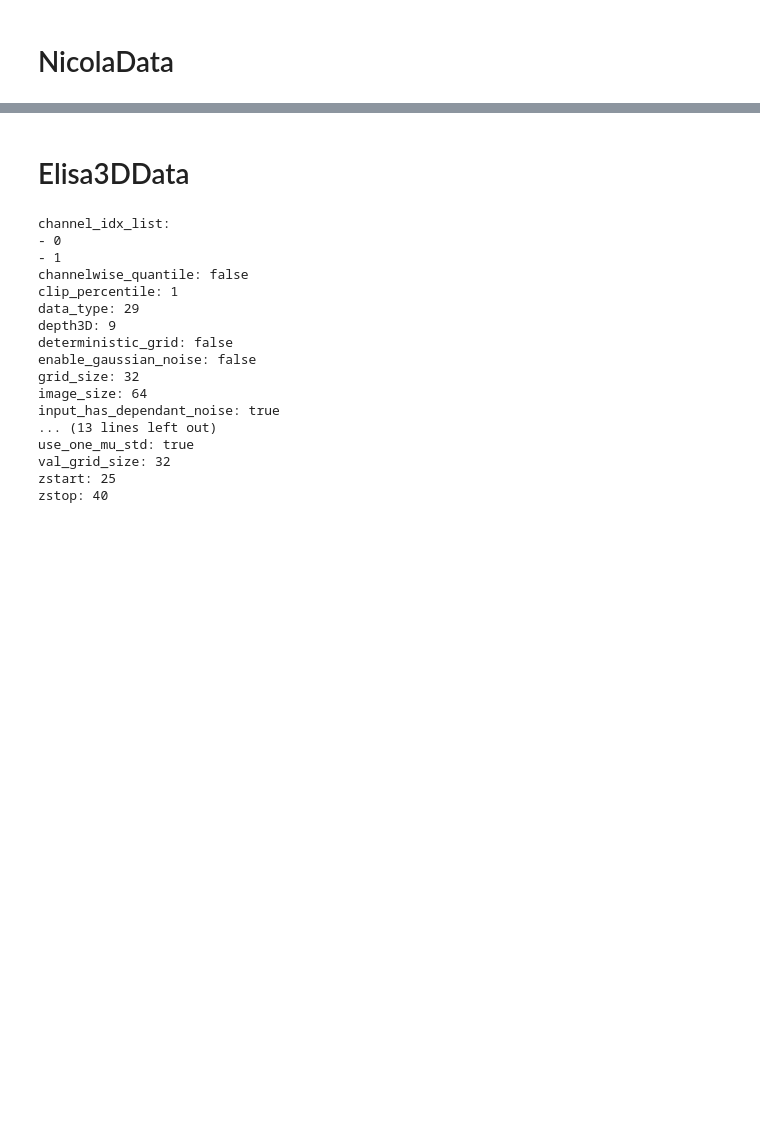
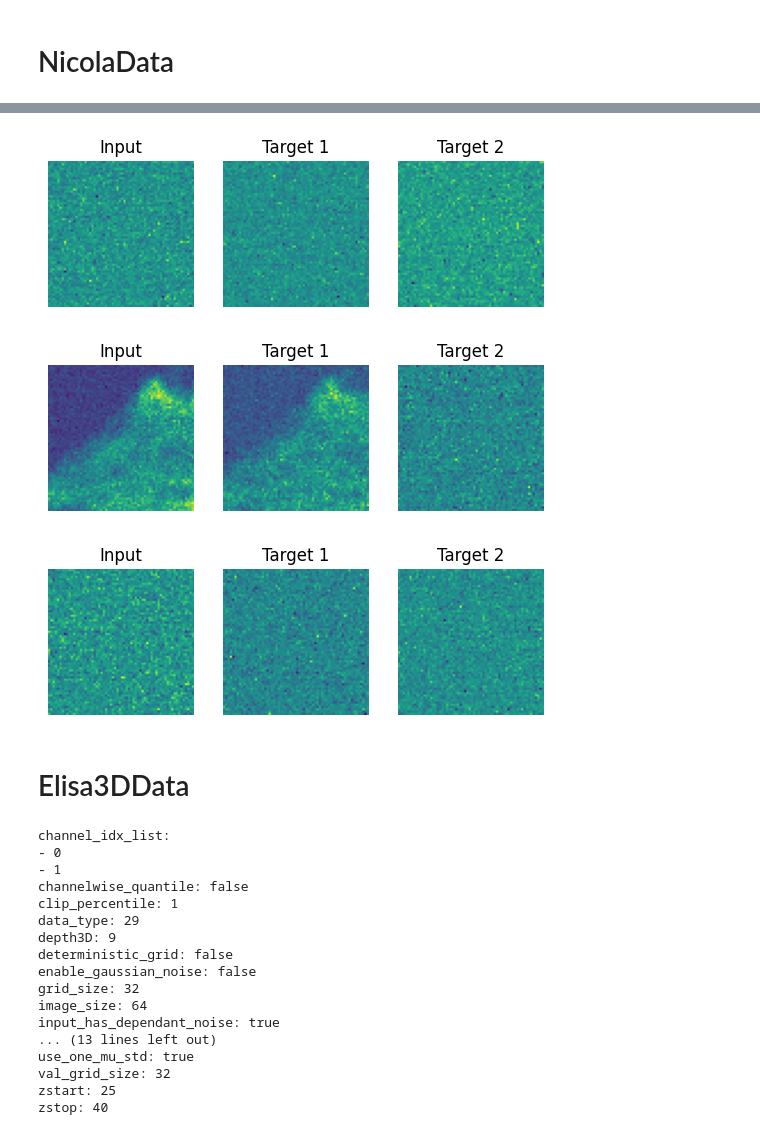
Before and after one commit to CAREamics/microSplit-reproducibility, a Jupyter notebook: example_datasets_tests.ipynb, the cells around one changed output, grey strips where cells are left out. Cells and saved outputs as stored; diff of their text form; code cells hidden in the pictures; blank space fills up the shorter version.

```diff
--- a/example_datasets_tests.ipynb
+++ b/example_datasets_tests.ipynb
@@ -193,14 +190,7 @@ def plot_sample_compare(sample1, sample2, is_3d=False):
 # %% [markdown]
 # NicolaData
 # %%
-# from datasets import load_train_val_data_nikola, create_train_val_datasets
-# from configs.nikolaData import get_data_configs
+from datasets import load_train_val_data_nikola, create_train_val_datasets
+from configs.nikolaData import get_data_configs
 
-# train_data_config, val_data_config = get_data_configs()
-
-# train_dset, val_dset, data_stats = create_train_val_datasets(
-#     datapath='/group/jug/ashesh/data/nikola_data/20240531/',
-#     train_config=train_data_config,
-#     val_config=val_data_config,
-#     load_data_func=load_train_val_data_nikola
-# )
+train_data_config, val_data_config, test_data_config = get_data_configs()
@@ -206,0 +218,8 @@ def plot_sample_compare(sample1, sample2, is_3d=False):
+# %%
+train_dset, val_dset, test_dset, data_stats = create_train_val_datasets(
+    datapath='/localscratch/data/nicola/20240531/',
+    train_config=train_data_config,
+    val_config=val_data_config,
+    test_config=test_data_config,
+    load_data_func=load_train_val_data_nikola
+)
@@ -207,7 +244,11 @@ def plot_sample_compare(sample1, sample2, is_3d=False):
 # %%
-# for index in range(3):
-#     sample = train_dset[index]
-#     plot_sample(sample)
+for index in range(3):
+    sample = train_dset[index]
+    plot_sample(sample)
+# %% [output]
+[figure, added]
+[figure, added]
+[figure, added]
 # %% [markdown]
 # Elisa3DData
 # %%
```
Also changed, not shown: parts of 23 cells of this notebook, 17 other files.
